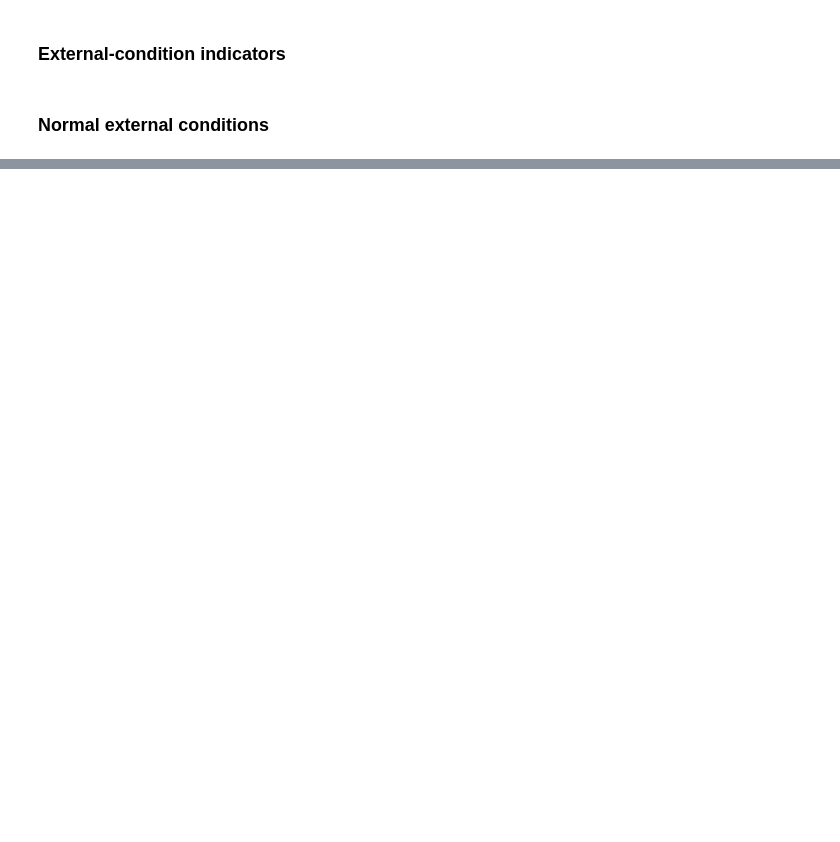
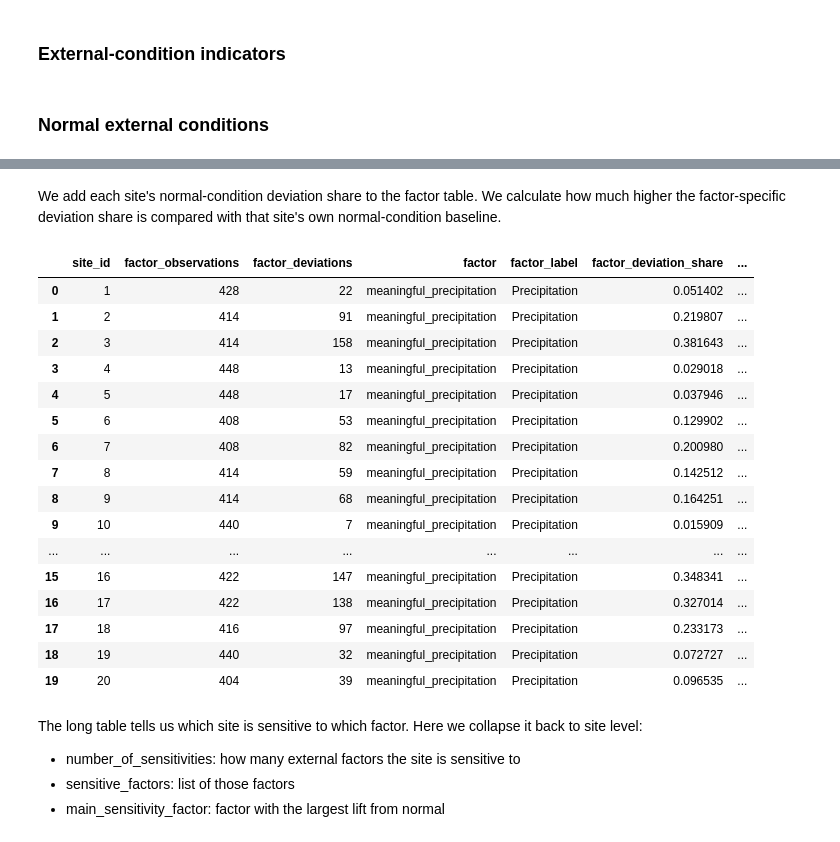
Before and after one commit to annasolodka/mda-cycling-traffic-analysis, a Jupyter notebook: notebooks/05_detect_deviations.ipynb, the cells around one changed output, grey strips where cells are left out. Drawn from its saved outputs; the diff is of its cells as text; code cells hidden in the pictures; blank space fills up the shorter version.

```diff
--- a/notebooks/05_detect_deviations.ipynb
+++ b/notebooks/05_detect_deviations.ipynb
@@ -2445,0 +2152,51 @@ plot_site_category_map(
+# %% [markdown]
+We add each site's normal-condition deviation share to the factor table. We calculate how much higher the factor-specific deviation share is compared with that site's own normal-condition baseline.
+# %%
+site_factor_sensitivity = site_factor_sensitivity.merge(
+    site_characterisation[
+        [
+            "site_id",
+            "site_name",
+            "municipality",
+            "deviation_share",
+            "normal_deviation_share",
+        ]
+    ],
+    on="site_id",
+    how="left"
+)
+
+site_factor_sensitivity["lift_from_normal"] = (
+    site_factor_sensitivity["factor_deviation_share"]
+    - site_factor_sensitivity["normal_deviation_share"]
+)
+
+site_factor_sensitivity["is_sensitive"] = (
+    (site_factor_sensitivity["deviation_share"] >= UNSTABLE_THRESHOLD) &
+    (site_factor_sensitivity["lift_from_normal"] >= SENSITIVITY_THRESHOLD)
+).astype(int)
+
+site_factor_sensitivity.head(20)
+# %% [output]
+|  | site_id | factor_observations | factor_deviations | factor | factor_label | factor_deviation_share | ... |
+| 0 | 1 | 428 | 22 | meaningful_precipitation | Precipitation | 0.051402 | ... |
+| 1 | 2 | 414 | 91 | meaningful_precipitation | Precipitation | 0.219807 | ... |
+| 2 | 3 | 414 | 158 | meaningful_precipitation | Precipitation | 0.381643 | ... |
+| 3 | 4 | 448 | 13 | meaningful_precipitation | Precipitation | 0.029018 | ... |
+| 4 | 5 | 448 | 17 | meaningful_precipitation | Precipitation | 0.037946 | ... |
+| 5 | 6 | 408 | 53 | meaningful_precipitation | Precipitation | 0.129902 | ... |
+| 6 | 7 | 408 | 82 | meaningful_precipitation | Precipitation | 0.200980 | ... |
+| 7 | 8 | 414 | 59 | meaningful_precipitation | Precipitation | 0.142512 | ... |
+| 8 | 9 | 414 | 68 | meaningful_precipitation | Precipitation | 0.164251 | ... |
+| 9 | 10 | 440 | 7 | meaningful_precipitation | Precipitation | 0.015909 | ... |
+| ... | ... | ... | ... | ... | ... | ... | ... |
+| 15 | 16 | 422 | 147 | meaningful_precipitation | Precipitation | 0.348341 | ... |
+| 16 | 17 | 422 | 138 | meaningful_precipitation | Precipitation | 0.327014 | ... |
+| 17 | 18 | 416 | 97 | meaningful_precipitation | Precipitation | 0.233173 | ... |
+| 18 | 19 | 440 | 32 | meaningful_precipitation | Precipitation | 0.072727 | ... |
+| 19 | 20 | 404 | 39 | meaningful_precipitation | Precipitation | 0.096535 | ... |
+# %% [markdown]
+The long table tells us which site is sensitive to which factor. Here we collapse it back to site level:
+- number_of_sensitivities: how many external factors the site is sensitive to
+- sensitive_factors: list of those factors
+- main_sensitivity_factor: factor with the largest lift from normal
```
Also changed, not shown: parts of 61 cells of this notebook.
